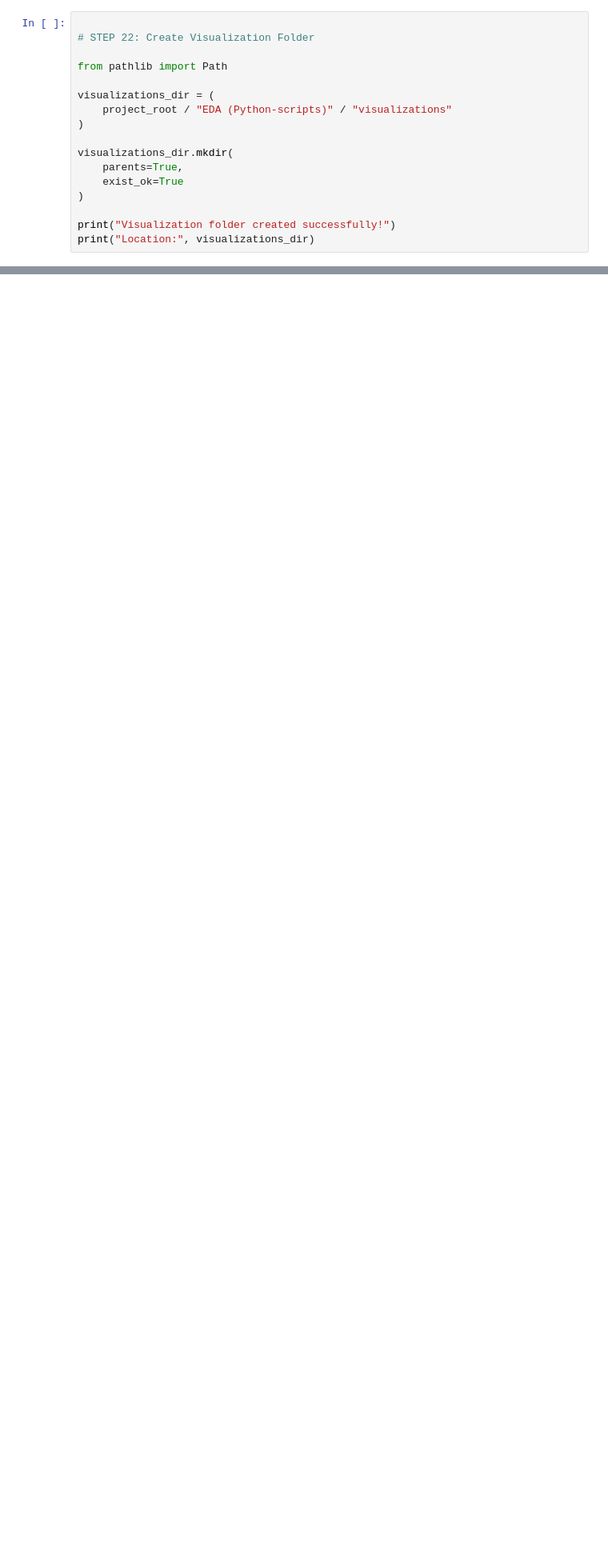
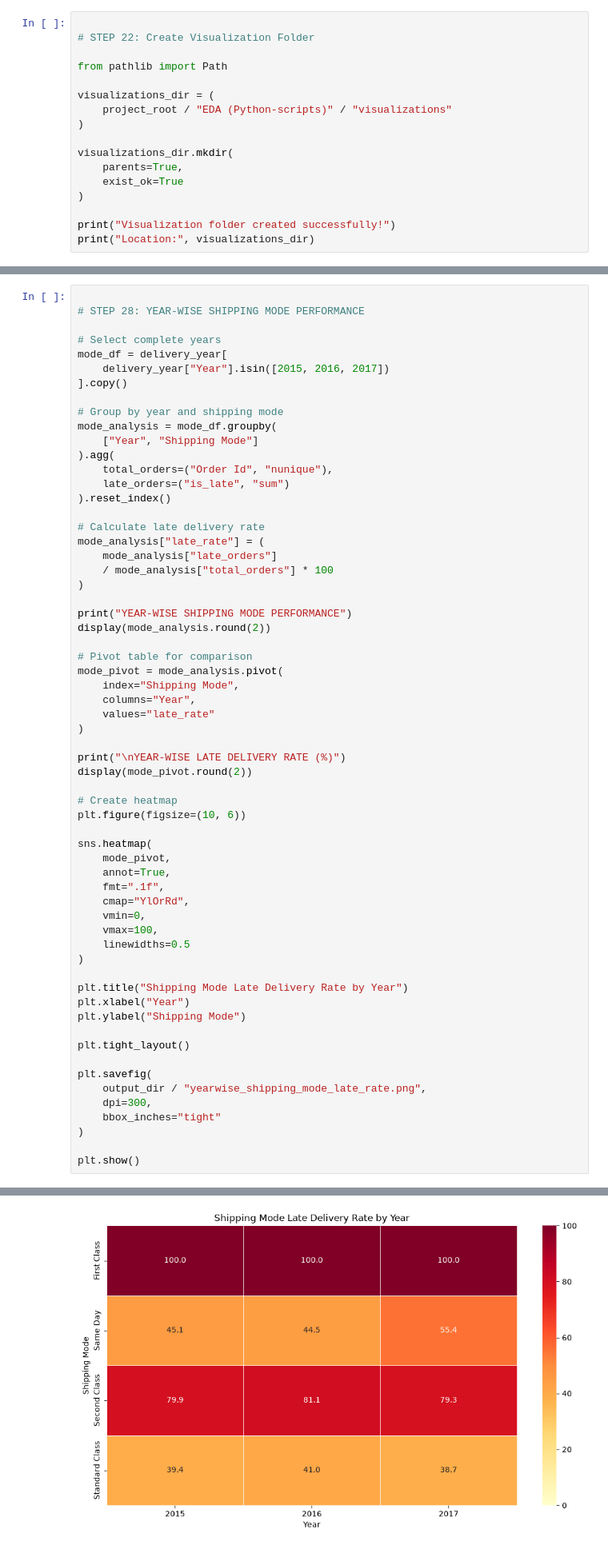
Before and after one commit to pyatapreetham/E-commerce-Delivery-Logistics-Performance-Analysis, a Jupyter notebook: E-Commerce and Logistics delivery Analysis/EDA (Python-scripts)/delivery_eda.ipynb, the cells around one changed output, grey strips where cells are left out. Shown at 80% size. Cells and saved outputs as stored; diff of their text form; blank space fills up the shorter version.

Commit message:
Update EDA with year-wise analysis and findings

```diff
--- a/E-Commerce and Logistics delivery Analysis/EDA (Python-scripts)/delivery_eda.ipynb
+++ b/E-Commerce and Logistics delivery Analysis/EDA (Python-scripts)/delivery_eda.ipynb
@@ -1122,0 +1497,63 @@ print(visualizations_dir)
+# %%
+
+# STEP 28: YEAR-WISE SHIPPING MODE PERFORMANCE
+
+# Select complete years
+mode_df = delivery_year[
+    delivery_year["Year"].isin([2015, 2016, 2017])
+].copy()
+
+# Group by year and shipping mode
+mode_analysis = mode_df.groupby(
+    ["Year", "Shipping Mode"]
+).agg(
+    total_orders=("Order Id", "nunique"),
+    late_orders=("is_late", "sum")
+).reset_index()
+
+# Calculate late delivery rate
+mode_analysis["late_rate"] = (
+    mode_analysis["late_orders"]
+    / mode_analysis["total_orders"] * 100
+)
+
+print("YEAR-WISE SHIPPING MODE PERFORMANCE")
+display(mode_analysis.round(2))
+
+# Pivot table for comparison
+mode_pivot = mode_analysis.pivot(
+    index="Shipping Mode",
+    columns="Year",
+    values="late_rate"
+)
+
+print("\nYEAR-WISE LATE DELIVERY RATE (%)")
+display(mode_pivot.round(2))
+
+# Create heatmap
+plt.figure(figsize=(10, 6))
+
+sns.heatmap(
+    mode_pivot,
+    annot=True,
+    fmt=".1f",
+    cmap="YlOrRd",
+    vmin=0,
+    vmax=100,
+    linewidths=0.5
+)
+
+plt.title("Shipping Mode Late Delivery Rate by Year")
+plt.xlabel("Year")
+plt.ylabel("Shipping Mode")
+
+plt.tight_layout()
+
+plt.savefig(
+    output_dir / "yearwise_shipping_mode_late_rate.png",
+    dpi=300,
+    bbox_inches="tight"
+)
+
+plt.show()
+# %% [output]
@@ -1122,0 +1581 @@ print(visualizations_dir)
+[figure, added]
```
Also changed, not shown: parts of 8 cells of this notebook, 1 other file.
